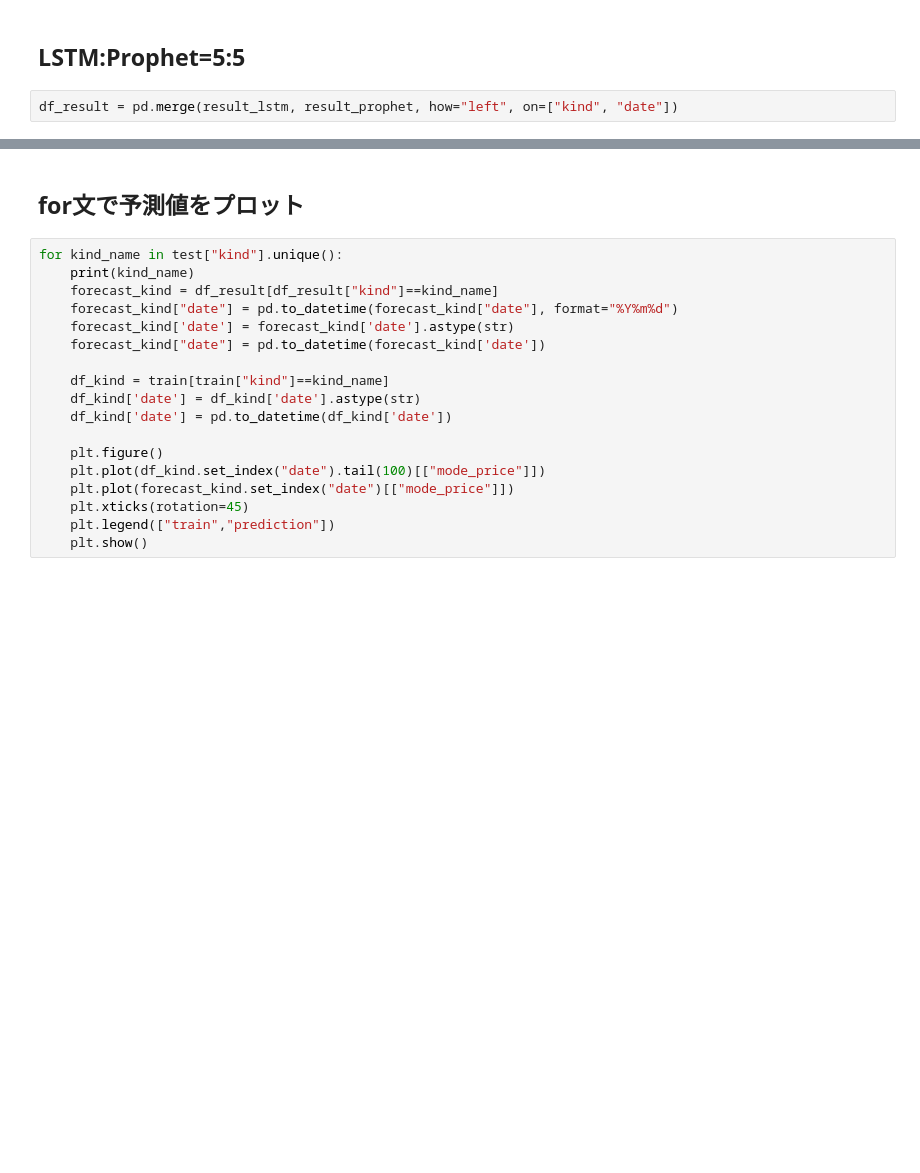
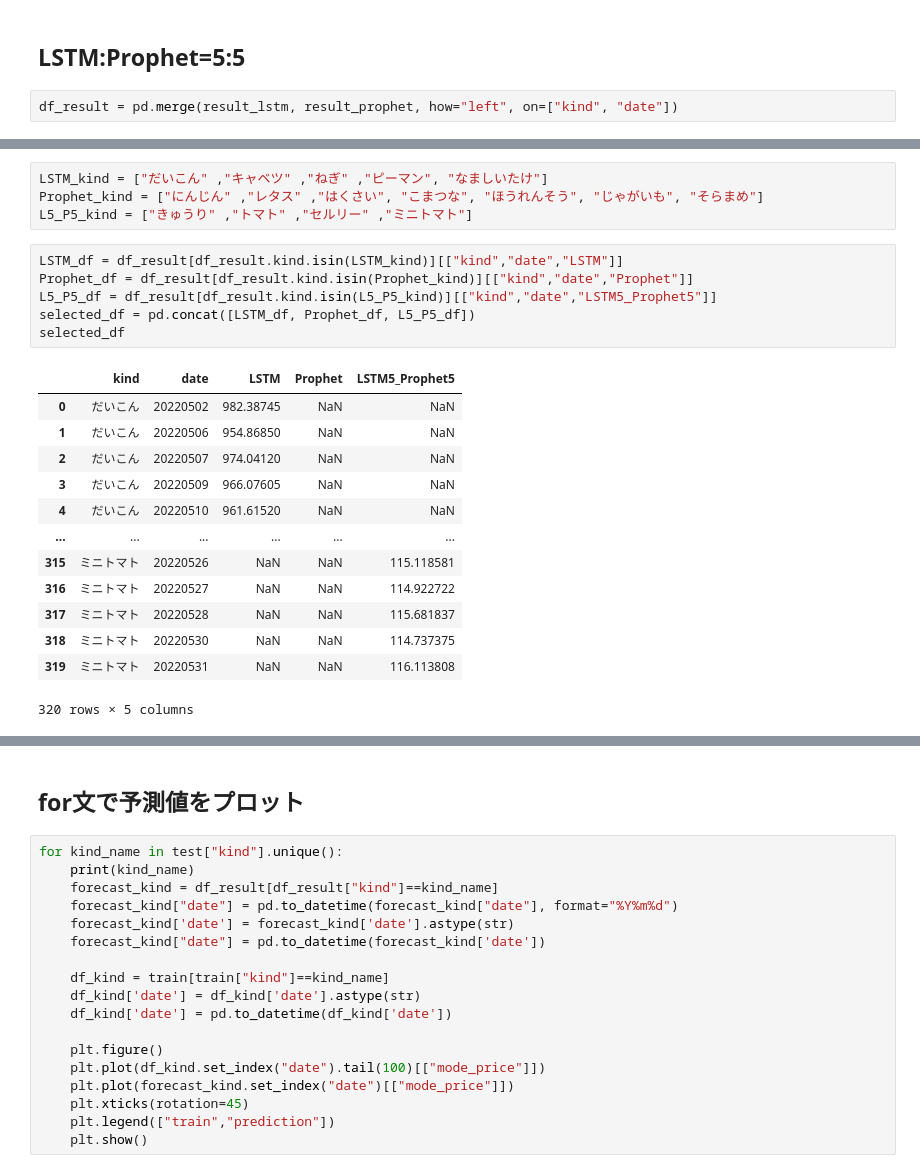
Before and after one commit to 09de156p/fresh-vegetable-price-forecasts-nishika, a Jupyter notebook: Ensemble.ipynb, the cells around one changed output, grey strips where cells are left out. Saved outputs shown, nothing was run; the diff lists cells and outputs as text; blank space fills up the shorter version.

```diff
--- a/Ensemble.ipynb
+++ b/Ensemble.ipynb
@@ -108,0 +130,24 @@ df_result
+# %%
+LSTM_kind = ["だいこん" ,"キャベツ" ,"ねぎ" ,"ピーマン", "なましいたけ"]
+Prophet_kind = ["にんじん" ,"レタス" ,"はくさい", "こまつな", "ほうれんそう", "じゃがいも", "そらまめ"]
+L5_P5_kind = ["きゅうり" ,"トマト" ,"セルリー" ,"ミニトマト"]
+# %%
+LSTM_df = df_result[df_result.kind.isin(LSTM_kind)][["kind","date","LSTM"]]
+Prophet_df = df_result[df_result.kind.isin(Prophet_kind)][["kind","date","Prophet"]]
+L5_P5_df = df_result[df_result.kind.isin(L5_P5_kind)][["kind","date","LSTM5_Prophet5"]]
+selected_df = pd.concat([LSTM_df, Prophet_df, L5_P5_df])
+selected_df
+# %% [output]
+|  | kind | date | LSTM | Prophet | LSTM5_Prophet5 |
+| 0 | だいこん | 20220502 | 982.38745 | NaN | NaN |
+| 1 | だいこん | 20220506 | 954.86850 | NaN | NaN |
+| 2 | だいこん | 20220507 | 974.04120 | NaN | NaN |
+| 3 | だいこん | 20220509 | 966.07605 | NaN | NaN |
+| 4 | だいこん | 20220510 | 961.61520 | NaN | NaN |
+| ... | ... | ... | ... | ... | ... |
+| 315 | ミニトマト | 20220526 | NaN | NaN | 115.118581 |
+| 316 | ミニトマト | 20220527 | NaN | NaN | 114.922722 |
+| 317 | ミニトマト | 20220528 | NaN | NaN | 115.681837 |
+| 318 | ミニトマト | 20220530 | NaN | NaN | 114.737375 |
+| 319 | ミニトマト | 20220531 | NaN | NaN | 116.113808 |
+320 rows × 5 columns
```
Also changed, not shown: parts of 8 cells of this notebook, 1 other file.
